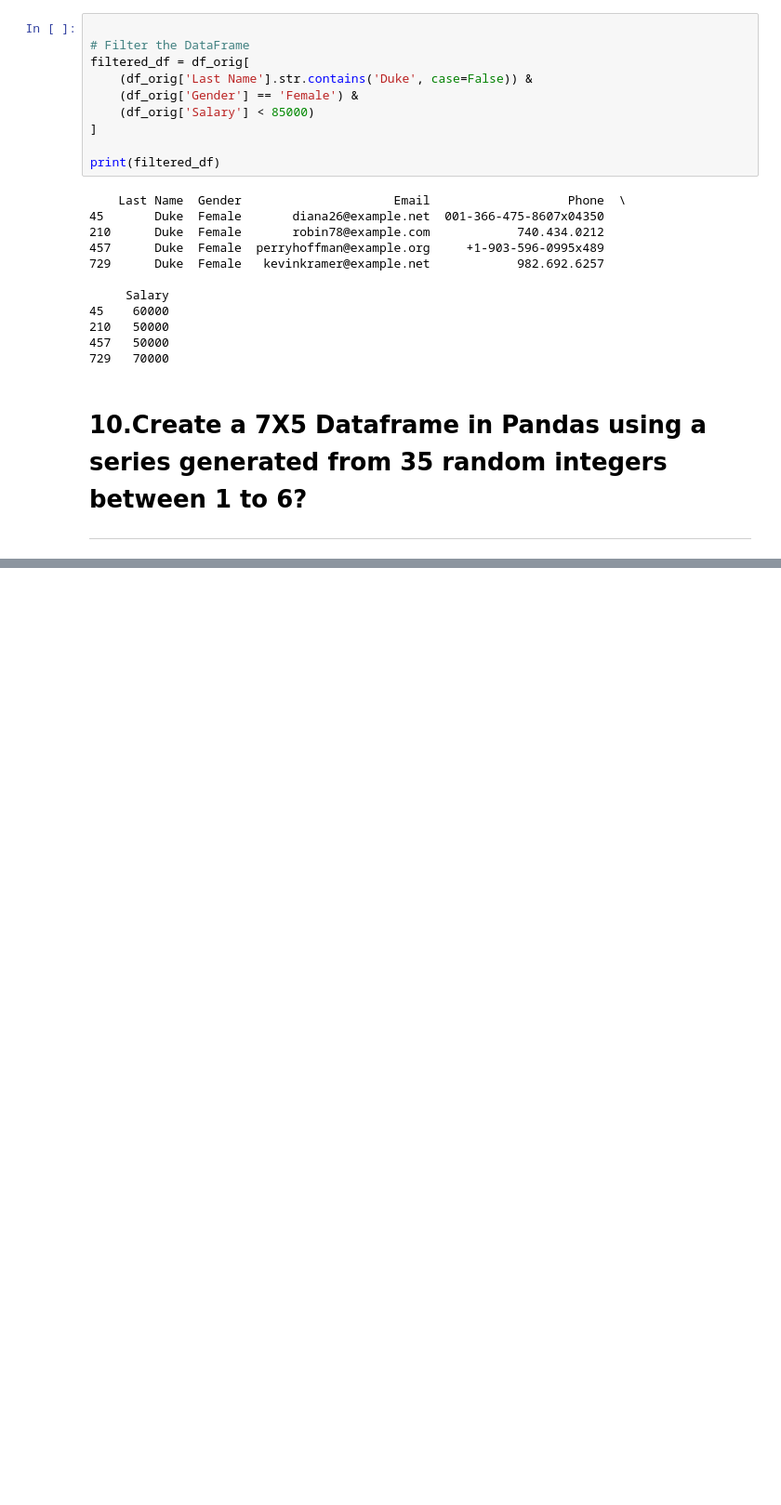
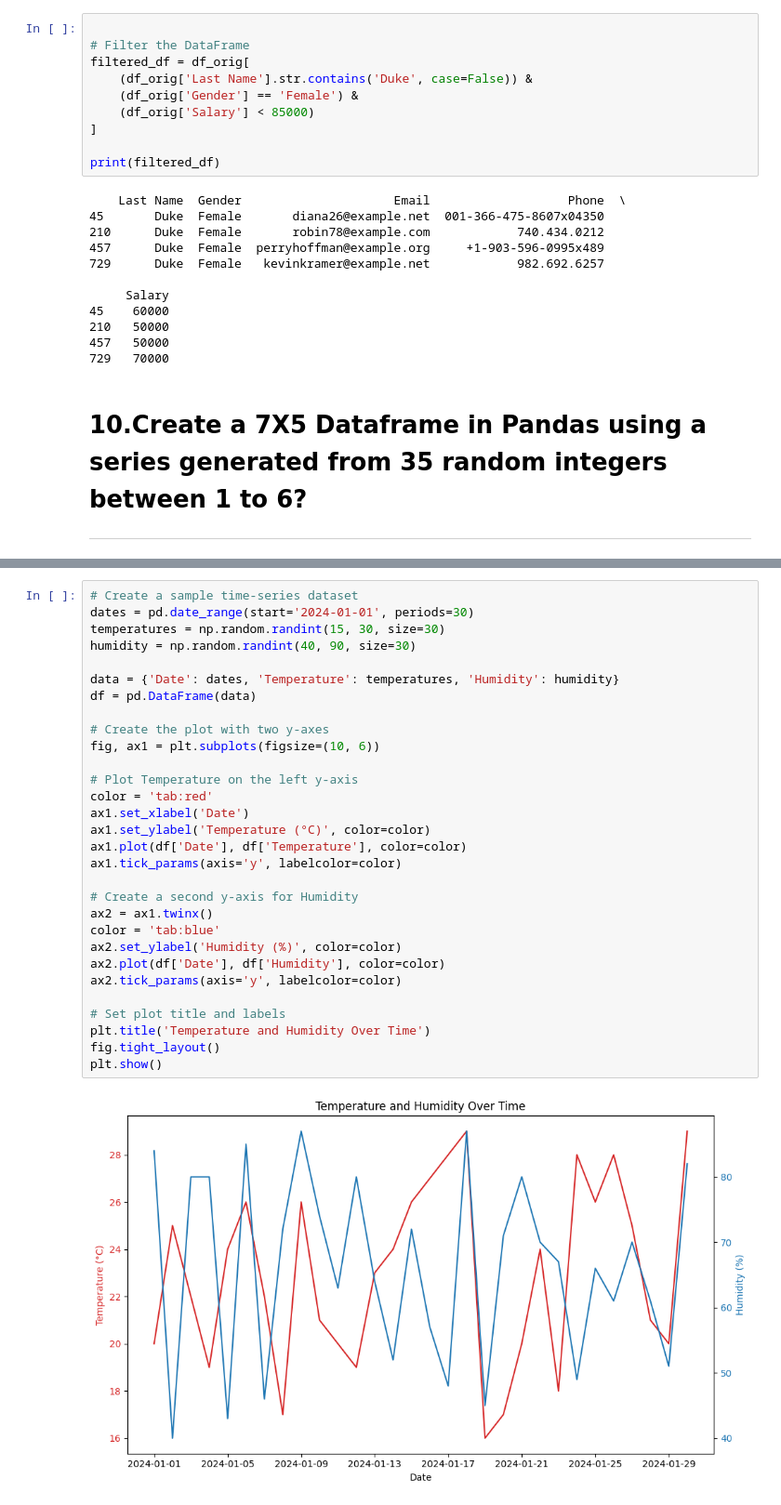
Before and after one commit to abhishekthakur666/PWDataToolkit, a Jupyter notebook: PWDataToolKitAssignment.ipynb, the cells around one changed output, grey strips where cells are left out. Shown at 93% size. Cells and saved outputs as stored; diff of their text form; blank space fills up the shorter version.

Commit message:
Data Toolkit assignment

```diff
--- a/PWDataToolKitAssignment.ipynb
+++ b/PWDataToolKitAssignment.ipynb
@@ -330,0 +448,32 @@ print(df)
+# %%
+# Create a sample time-series dataset
+dates = pd.date_range(start='2024-01-01', periods=30)
+temperatures = np.random.randint(15, 30, size=30)
+humidity = np.random.randint(40, 90, size=30)
+
+data = {'Date': dates, 'Temperature': temperatures, 'Humidity': humidity}
+df = pd.DataFrame(data)
+
+# Create the plot with two y-axes
+fig, ax1 = plt.subplots(figsize=(10, 6))
+
+# Plot Temperature on the left y-axis
+color = 'tab:red'
+ax1.set_xlabel('Date')
+ax1.set_ylabel('Temperature (°C)', color=color)
+ax1.plot(df['Date'], df['Temperature'], color=color)
+ax1.tick_params(axis='y', labelcolor=color)
+
+# Create a second y-axis for Humidity
+ax2 = ax1.twinx()
+color = 'tab:blue'
+ax2.set_ylabel('Humidity (%)', color=color)
+ax2.plot(df['Date'], df['Humidity'], color=color)
+ax2.tick_params(axis='y', labelcolor=color)
+
+# Set plot title and labels
+plt.title('Temperature and Humidity Over Time')
+fig.tight_layout()
+plt.show()
+# %% [output]
+[figure, added]
```
Also changed, not shown: parts of 13 cells of this notebook.
